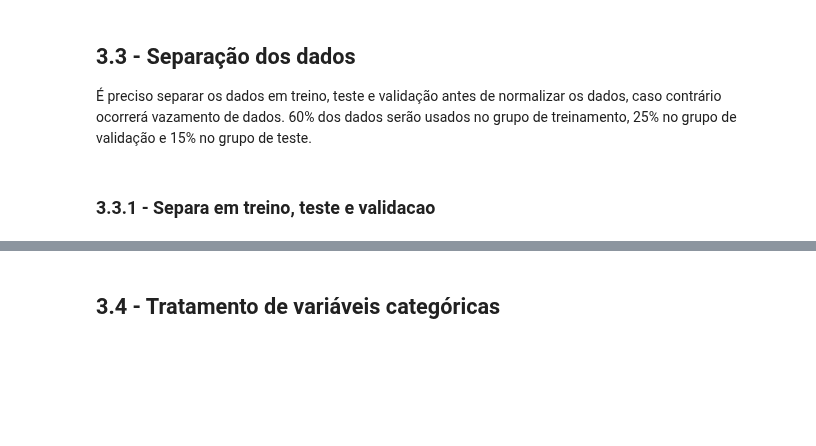
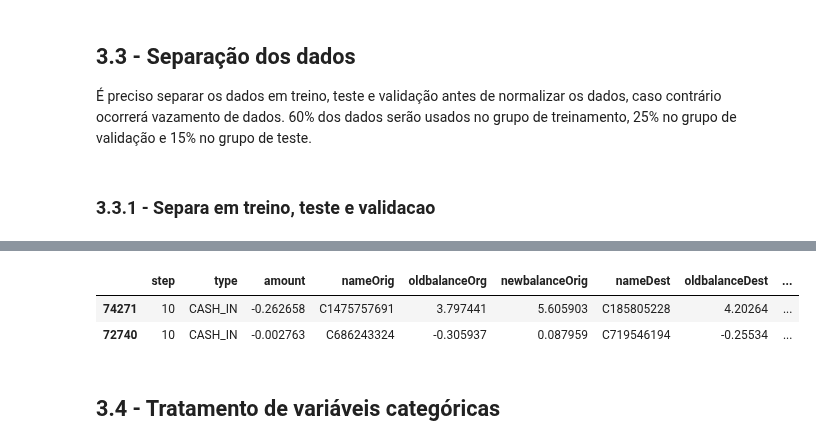
Before and after one commit to henriquemoc/Fraud-Classification, a Jupyter notebook: notebooks/classificacao.ipynb, the cells around one changed output, grey strips where cells are left out. Drawn from its saved outputs; the diff is of its cells as text; code cells hidden in the pictures; blank space fills up the shorter version.

```diff
--- a/notebooks/classificacao.ipynb
+++ b/notebooks/classificacao.ipynb
@@ -230,3 +226,9 @@ print(y_teste_balanceado.shape)
+# %%
+x_validacao_balanceado.head(2)
+# %% [output]
+|  | step | type | amount | nameOrig | oldbalanceOrg | newbalanceOrig | nameDest | oldbalanceDest | ... |
+| 74271 | 10 | CASH_IN | -0.262658 | C1475757691 | 3.797441 | 5.605903 | C185805228 | 4.20264 | ... |
+| 72740 | 10 | CASH_IN | -0.002763 | C686243324 | -0.305937 | 0.087959 | C719546194 | -0.25534 | ... |
 # %% [markdown]
 ## 3.4 - Tratamento de variáveis categóricas
 # %% [markdown]
```
Also changed, not shown: parts of 7 cells of this notebook.
